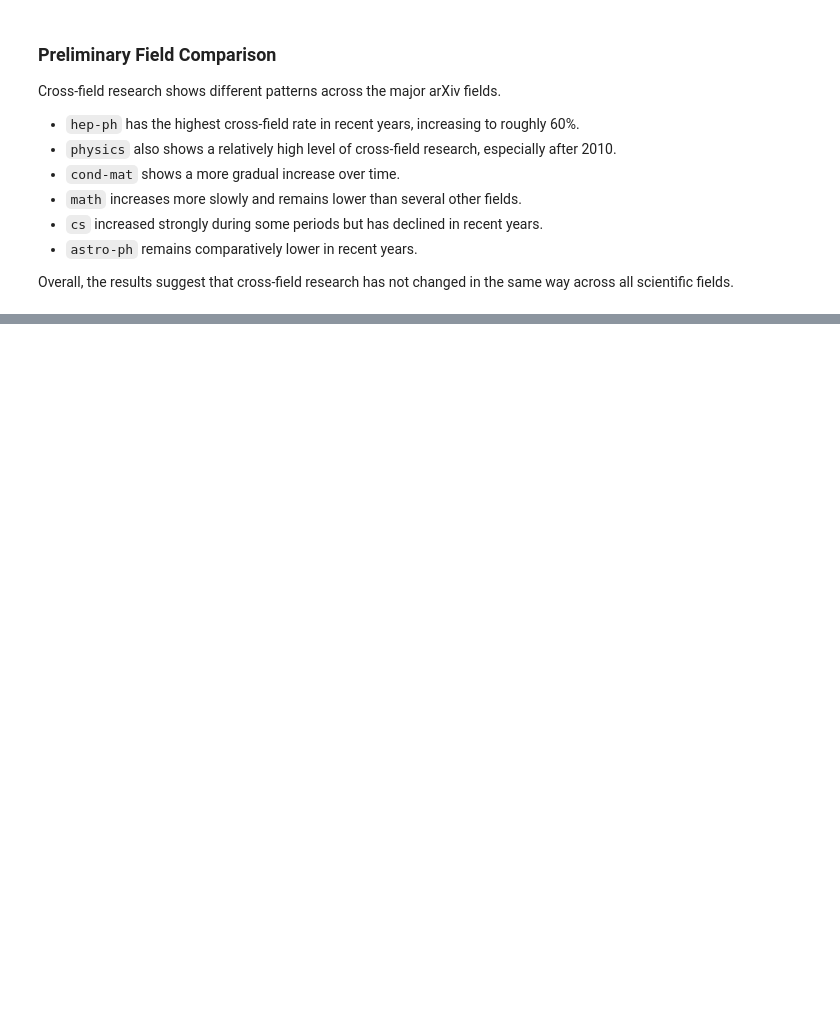
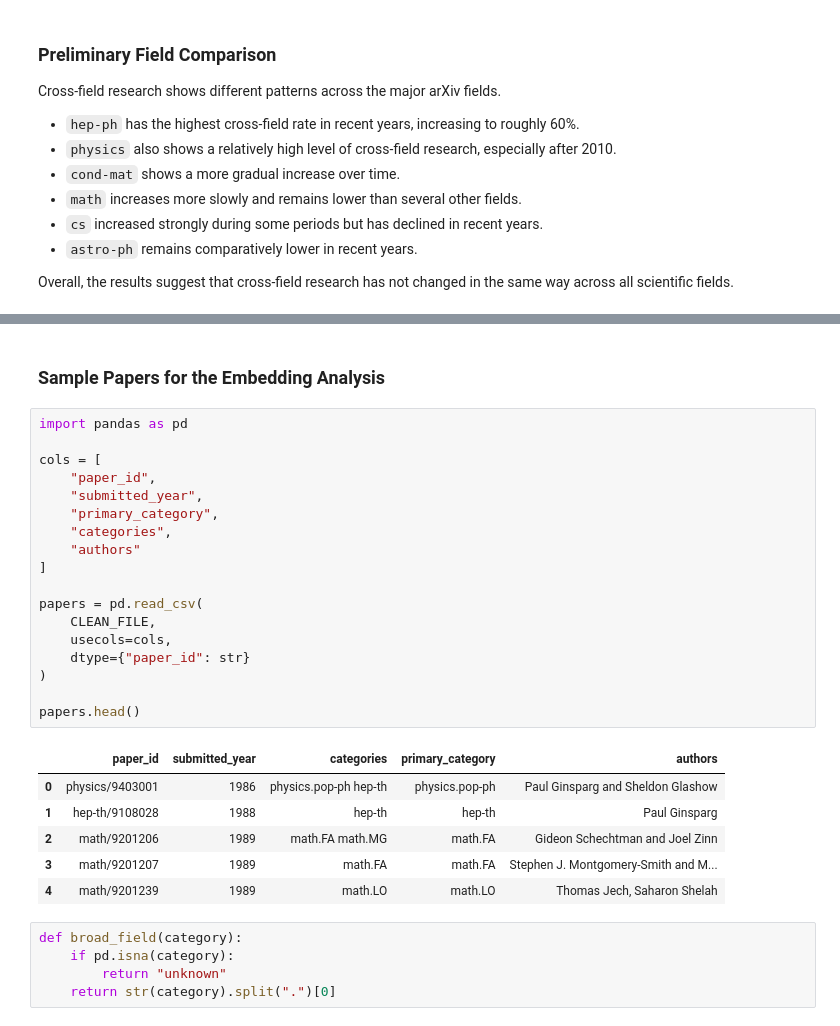
Before and after one commit to csci4491/applied_ds_capstone, a Jupyter notebook: notebooks/2_arxiv_collaboration.ipynb, the cells around one changed output, grey strips where cells are left out. Cells and saved outputs as stored; diff of their text form; blank space fills up the shorter version.

```diff
--- a/notebooks/2_arxiv_collaboration.ipynb
+++ b/notebooks/2_arxiv_collaboration.ipynb
@@ -380,0 +440,32 @@ Overall, the results suggest that cross-field research has not changed in the sa
+# %% [markdown]
+### Sample Papers for the Embedding Analysis
+# %%
+import pandas as pd
+
+cols = [
+    "paper_id",
+    "submitted_year",
+    "primary_category",
+    "categories",
+    "authors"
+]
+
+papers = pd.read_csv(
+    CLEAN_FILE,
+    usecols=cols,
+    dtype={"paper_id": str}
+)
+
+papers.head()
+# %% [output]
+|  | paper_id | submitted_year | categories | primary_category | authors |
+| 0 | physics/9403001 | 1986 | physics.pop-ph hep-th | physics.pop-ph | Paul Ginsparg and Sheldon Glashow |
+| 1 | hep-th/9108028 | 1988 | hep-th | hep-th | Paul Ginsparg |
+| 2 | math/9201206 | 1989 | math.FA math.MG | math.FA | Gideon Schechtman and Joel Zinn |
+| 3 | math/9201207 | 1989 | math.FA | math.FA | Stephen J. Montgomery-Smith and M... |
+| 4 | math/9201239 | 1989 | math.LO | math.LO | Thomas Jech, Saharon Shelah |
+# %%
+def broad_field(category):
+    if pd.isna(category):
+        return "unknown"
+    return str(category).split(".")[0]
```
Also changed, not shown: parts of 70 cells of this notebook, 1 other file.
